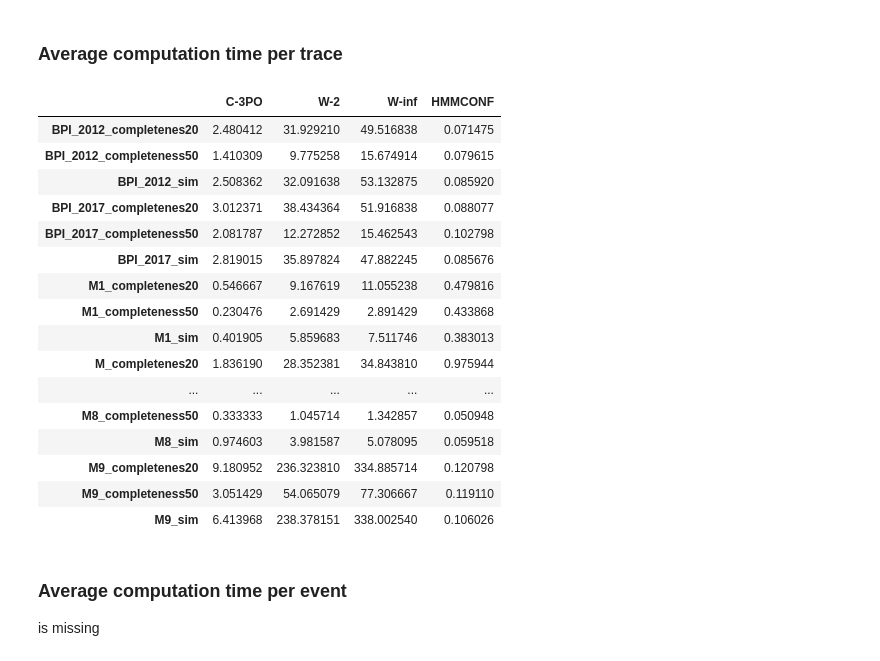
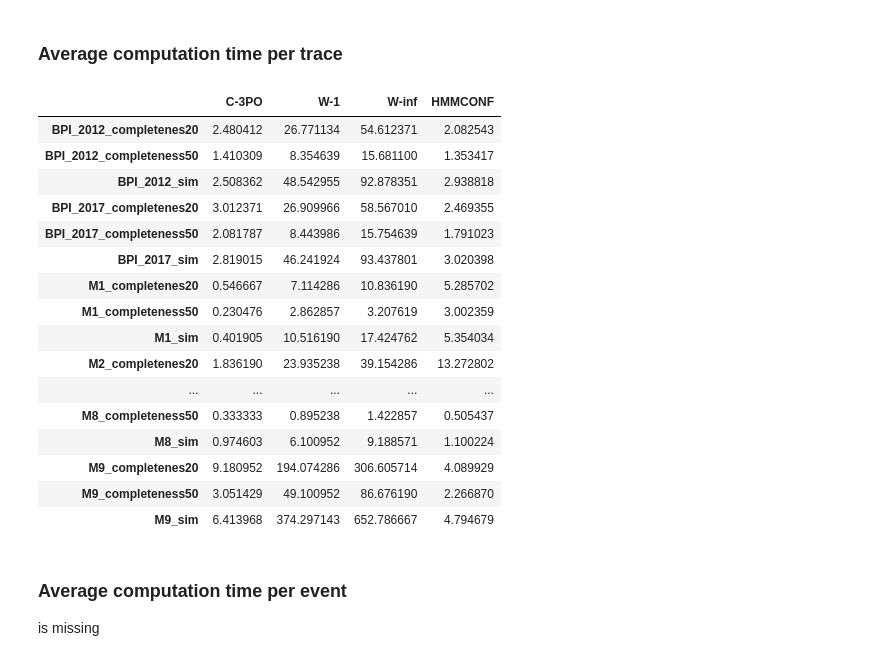
Before and after one commit to MaxTNielsen/ConformanceCheckingUsingTries, a Jupyter notebook: Jupyter/comparative_analysis.ipynb, the cells around one changed output. Drawn from its saved outputs; the diff is of its cells as text; code cells hidden in the pictures.

```diff
--- a/Jupyter/comparative_analysis.ipynb
+++ b/Jupyter/comparative_analysis.ipynb
@@ -14,12 +14,12 @@ from IPython.utils import io
 # %%
 INPUT_DIR = os.path.join('..','output')
 PREFIX_ALIGN_DIR = os.path.join(INPUT_DIR, 'prefix-alignment')
-PREFIX_W_2_DIR = os.path.join(PREFIX_ALIGN_DIR, 'window-size-2')
+PREFIX_W_1_DIR = os.path.join(PREFIX_ALIGN_DIR, 'window-size-1')
 PREFIX_W_INF_DIR = os.path.join(PREFIX_ALIGN_DIR, 'window-size-maximum')
 HMMCONF_DIR = os.path.join(INPUT_DIR,'hmmconf')
 C_3PO_DIR = os.path.join(INPUT_DIR,'C-3PO')
 
-LOGS = ["BPI_2012","BPI_2017","M1","M","M4","M8","M9"]
+LOGS = ["BPI_2012","BPI_2017","M1","M2","M4","M8","M9"]
 LOG_TYPES = ['completenes20', 'completeness50', 'sim']
 # %% [markdown]
 ## Datasets
@@ -40,11 +40,11 @@ Additional:
 # %%
 from IPython.utils import io
 
-occ_output_dirs = [C_3PO_DIR, PREFIX_W_2_DIR, PREFIX_W_INF_DIR, HMMCONF_DIR]
+occ_output_dirs = [C_3PO_DIR, PREFIX_W_1_DIR, PREFIX_W_INF_DIR, HMMCONF_DIR]
 with io.capture_output() as captured:
     C_3PO_df = get_occ_dicts(occ_output_dirs[0], True)
 
-    pref_w_2_df = get_occ_dicts(occ_output_dirs[1])
+    pref_w_1_df = get_occ_dicts(occ_output_dirs[1])
 
     pref_w_inf_df = get_occ_dicts(occ_output_dirs[2])
 
@@ -307,44 +297,44 @@ hmmconf_test_caseids = hmmconf_df['TraceId'].unique()
 
 C_3PO_test = C_3PO_df[C_3PO_df.TraceId.isin(hmmconf_test_caseids)]
 pref_w_inf_test = pref_w_inf_df[pref_w_inf_df.TraceId.isin(hmmconf_test_caseids)]
-pref_w_2_test = pref_w_2_df[pref_w_2_df.TraceId.isin(hmmconf_test_caseids)]
+pref_w_2_test = pref_w_1_df[pref_w_1_df.TraceId.isin(hmmconf_test_caseids)]
 # %%
 log_names = [list(zip(3*[log_n], LOG_TYPES)) for log_n in LOGS]
 indexes = [l_n+'_'+l_t for l in log_names for (l_n, l_t) in l]
-columns = ['C-3PO', 'W-2', 'W-inf', 'HMMCONF']
+columns = ['C-3PO', 'W-1', 'W-inf', 'HMMCONF']
 
-hmmconf_mean_exe = hmmconf_df.groupby(['model','log_type','TraceId']).agg({'ExecutionTime': np.mean}).groupby(['model','log_type']).agg({'ExecutionTime': np.mean}).reset_index()
+hmmconf_mean_exe = hmmconf_df.groupby(['model','log_type','TraceId']).agg({'ExecutionTime': np.sum}).groupby(['model','log_type']).agg({'ExecutionTime': np.mean}).reset_index()
 C_3PO_mean_exe = C_3PO_test.groupby(['model','log_type']).agg({'ExecutionTime': np.mean}).reset_index()
 pref_w_inf_mean_exe = pref_w_inf_test.groupby(['model','log_type']).agg({'ExecutionTime': np.mean}).reset_index()
-pref_w_2_mean_exe = pref_w_2_test.groupby(['model','log_type']).agg({'ExecutionTime': np.mean}).reset_index()
+pref_w_1_mean_exe = pref_w_2_test.groupby(['model','log_type']).agg({'ExecutionTime': np.mean}).reset_index()
 
-data = np.asarray([C_3PO_mean_exe['ExecutionTime'].values, pref_w_2_mean_exe['ExecutionTime'].values, pref_w_inf_mean_exe['ExecutionTime'].values, hmmconf_mean_exe['ExecutionTime'].values])
+data = np.asarray([C_3PO_mean_exe['ExecutionTime'].values, pref_w_1_mean_exe['ExecutionTime'].values, pref_w_inf_mean_exe['ExecutionTime'].values, hmmconf_mean_exe['ExecutionTime'].values])
 
 results = pd.DataFrame(index=indexes, data=data.T, columns=columns)
 
 def highlight_min(s):
     is_max = s == s.min()
     return ['color: green' if cell else '' for cell in is_max]
 
 results.style.apply(highlight_min, axis=1)
 # %% [output]
-|  | C-3PO | W-2 | W-inf | HMMCONF |
-| BPI_2012_completenes20 | 2.480412 | 31.929210 | 49.516838 | 0.071475 |
-| BPI_2012_completeness50 | 1.410309 | 9.775258 | 15.674914 | 0.079615 |
-| BPI_2012_sim | 2.508362 | 32.091638 | 53.132875 | 0.085920 |
-| BPI_2017_completenes20 | 3.012371 | 38.434364 | 51.916838 | 0.088077 |
-| BPI_2017_completeness50 | 2.081787 | 12.272852 | 15.462543 | 0.102798 |
-| BPI_2017_sim | 2.819015 | 35.897824 | 47.882245 | 0.085676 |
-| M1_completenes20 | 0.546667 | 9.167619 | 11.055238 | 0.479816 |
-| M1_completeness50 | 0.230476 | 2.691429 | 2.891429 | 0.433868 |
-| M1_sim | 0.401905 | 5.859683 | 7.511746 | 0.383013 |
-| M_completenes20 | 1.836190 | 28.352381 | 34.843810 | 0.975944 |
+|  | C-3PO | W-1 | W-inf | HMMCONF |
+| BPI_2012_completenes20 | 2.480412 | 26.771134 | 54.612371 | 2.082543 |
+| BPI_2012_completeness50 | 1.410309 | 8.354639 | 15.681100 | 1.353417 |
+| BPI_2012_sim | 2.508362 | 48.542955 | 92.878351 | 2.938818 |
+| BPI_2017_completenes20 | 3.012371 | 26.909966 | 58.567010 | 2.469355 |
+| BPI_2017_completeness50 | 2.081787 | 8.443986 | 15.754639 | 1.791023 |
+| BPI_2017_sim | 2.819015 | 46.241924 | 93.437801 | 3.020398 |
+| M1_completenes20 | 0.546667 | 7.114286 | 10.836190 | 5.285702 |
+| M1_completeness50 | 0.230476 | 2.862857 | 3.207619 | 3.002359 |
+| M1_sim | 0.401905 | 10.516190 | 17.424762 | 5.354034 |
+| M2_completenes20 | 1.836190 | 23.935238 | 39.154286 | 13.272802 |
 | ... | ... | ... | ... | ... |
-| M8_completeness50 | 0.333333 | 1.045714 | 1.342857 | 0.050948 |
-| M8_sim | 0.974603 | 3.981587 | 5.078095 | 0.059518 |
-| M9_completenes20 | 9.180952 | 236.323810 | 334.885714 | 0.120798 |
-| M9_completeness50 | 3.051429 | 54.065079 | 77.306667 | 0.119110 |
-| M9_sim | 6.413968 | 238.378151 | 338.002540 | 0.106026 |
+| M8_completeness50 | 0.333333 | 0.895238 | 1.422857 | 0.505437 |
+| M8_sim | 0.974603 | 6.100952 | 9.188571 | 1.100224 |
+| M9_completenes20 | 9.180952 | 194.074286 | 306.605714 | 4.089929 |
+| M9_completeness50 | 3.051429 | 49.100952 | 86.676190 | 2.266870 |
+| M9_sim | 6.413968 | 374.297143 | 652.786667 | 4.794679 |
 # %% [markdown]
 ### Average computation time per event
 
```
Also changed, not shown: parts of 15 cells of this notebook, 16 other files.
